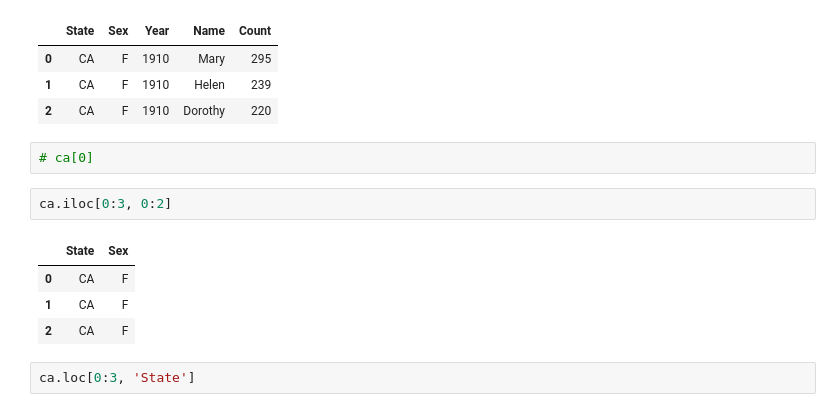
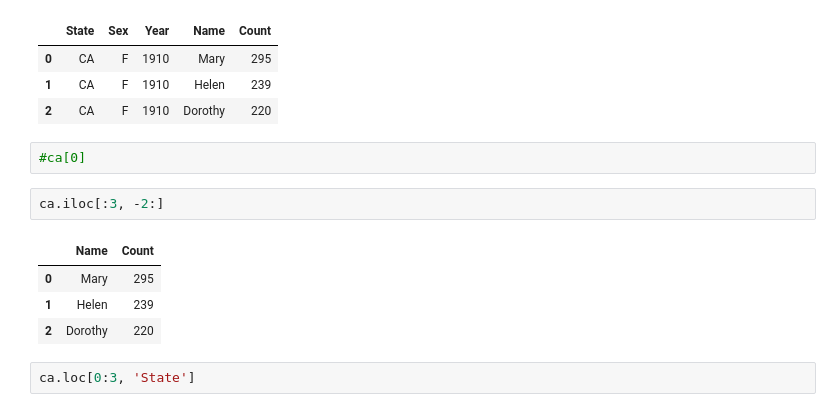
Before and after one commit to Zianfu96/sp18, a Jupyter notebook: assets/lectures/lec03/03-live-datatables-indexes-pandas.ipynb, the cells around one changed output. Saved outputs shown, nothing was run; the diff lists cells and outputs as text.

```diff
--- a/assets/lectures/lec03/03-live-datatables-indexes-pandas.ipynb
+++ b/assets/lectures/lec03/03-live-datatables-indexes-pandas.ipynb
@@ -155,14 +159,14 @@ ca[0:3]
 | 1 | CA | F | 1910 | Helen | 239 |
 | 2 | CA | F | 1910 | Dorothy | 220 |
 # %%
-# ca[0]
+#ca[0]
 # %%
-ca.iloc[0:3, 0:2]
+ca.iloc[:3, -2:]
 # %% [output]
-|  | State | Sex |
-| 0 | CA | F |
-| 1 | CA | F |
-| 2 | CA | F |
+|  | Name | Count |
+| 0 | Mary | 295 |
+| 1 | Helen | 239 |
+| 2 | Dorothy | 220 |
 # %%
 ca.loc[0:3, 'State']
 # %% [output]
```
Also changed, not shown: parts of 52 cells of this notebook, 8 other files.
